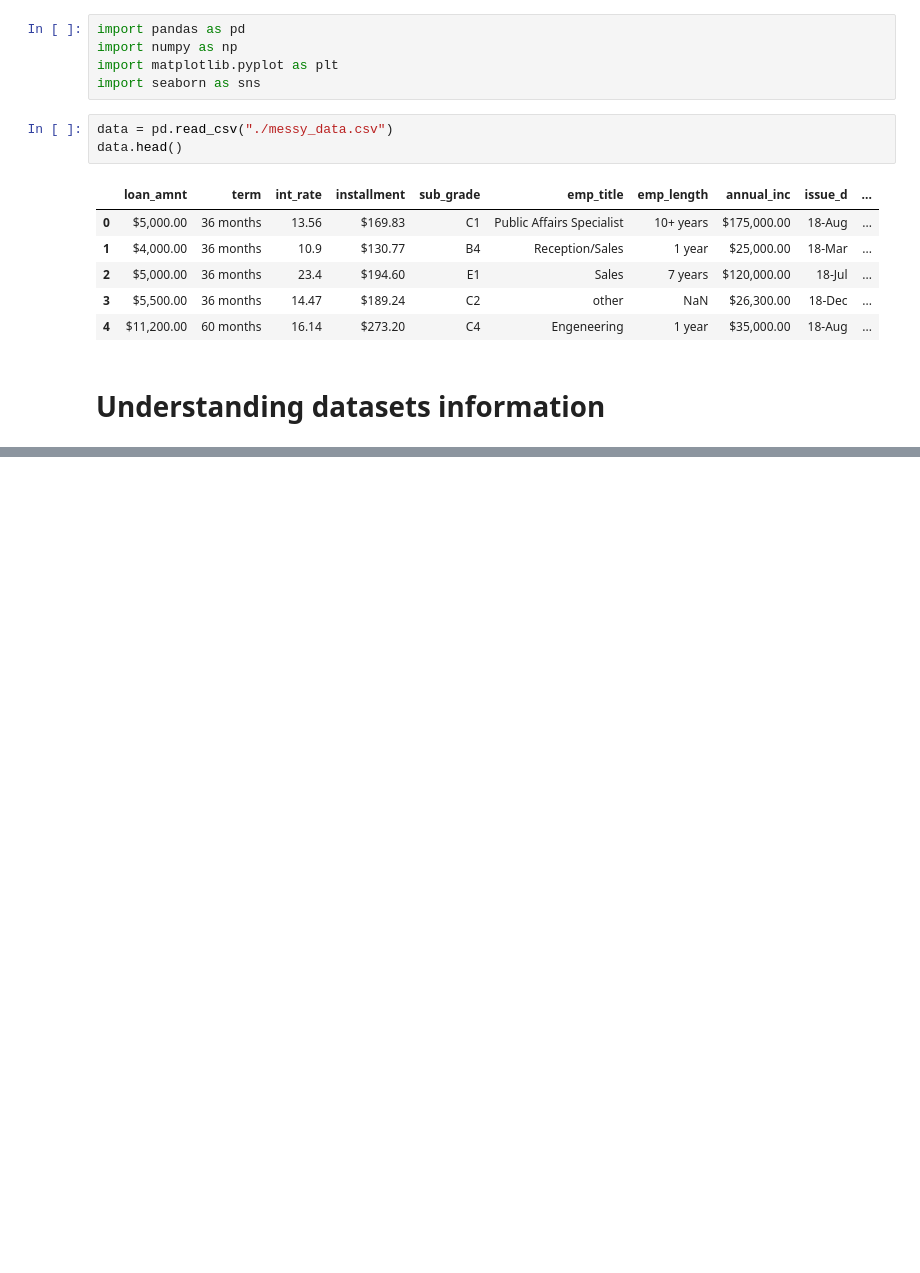
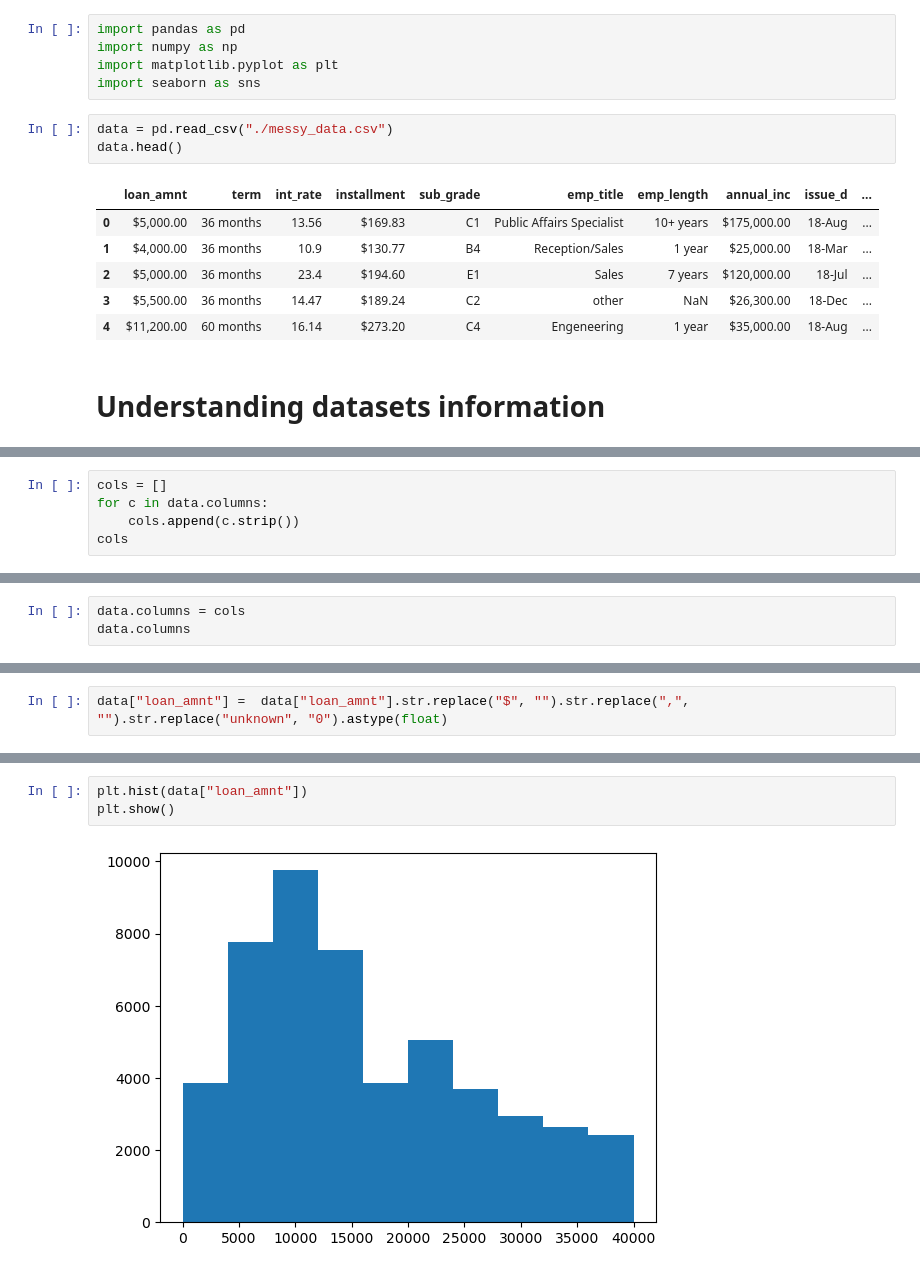
Before and after one commit to vengleab/sunrise-data-science-2024, a Jupyter notebook: data-science-project-demo/bank-loan-data-analysis.ipynb, the cells around one changed output, grey strips where cells are left out. Saved outputs shown, nothing was run; the diff lists cells and outputs as text; blank space fills up the shorter version.

Commit message:
10 cleanse data

```diff
--- a/data-science-project-demo/bank-loan-data-analysis.ipynb
+++ b/data-science-project-demo/bank-loan-data-analysis.ipynb
@@ -17,0 +42,5 @@ data.head()
+# %%
+cols = []
+for c in data.columns:
+    cols.append(c.strip())
+cols
@@ -17,0 +61,3 @@ data.head()
+# %%
+data.columns = cols
+data.columns
@@ -17,0 +122,2 @@ data.head()
+# %%
+data["loan_amnt"] =  data["loan_amnt"].str.replace("$", "").str.replace(",", "").str.replace("unknown", "0").astype(float)
@@ -17,0 +133,5 @@ data.head()
+# %%
+plt.hist(data["loan_amnt"])
+plt.show()
+# %% [output]
+[figure, added]
```
Also changed, not shown: parts of 33 cells of this notebook.
